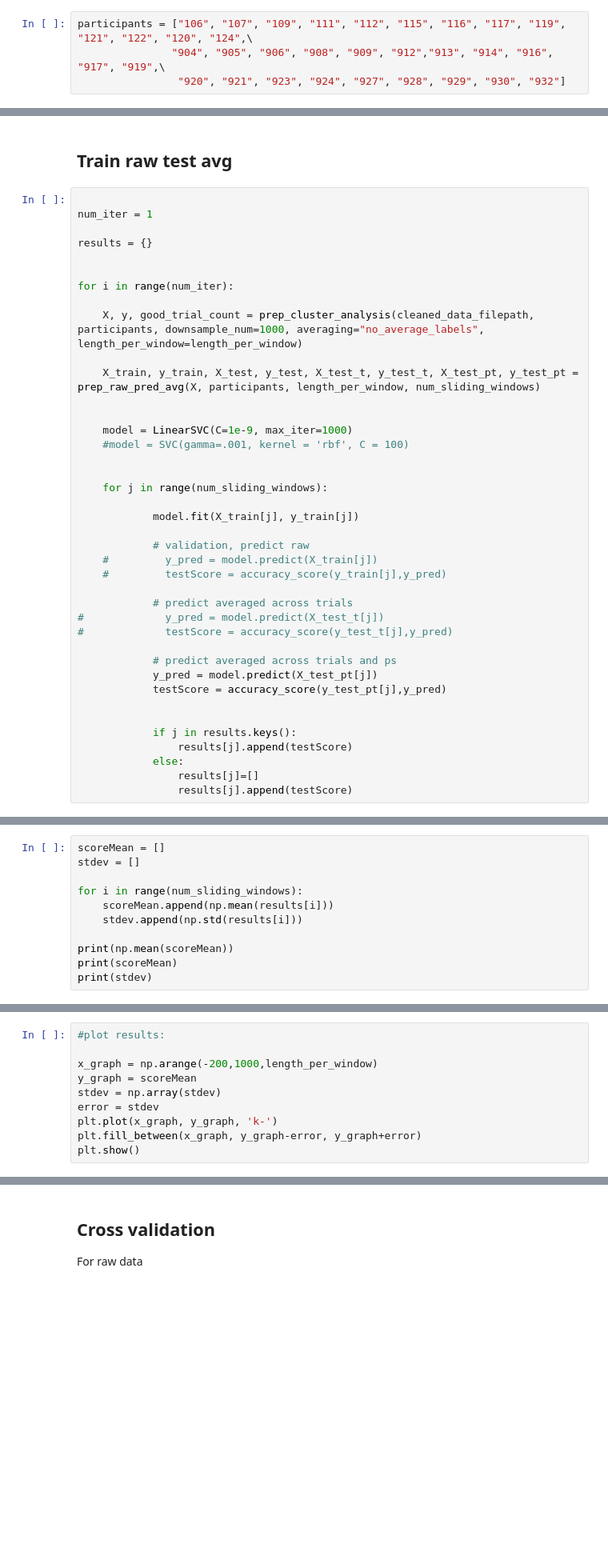
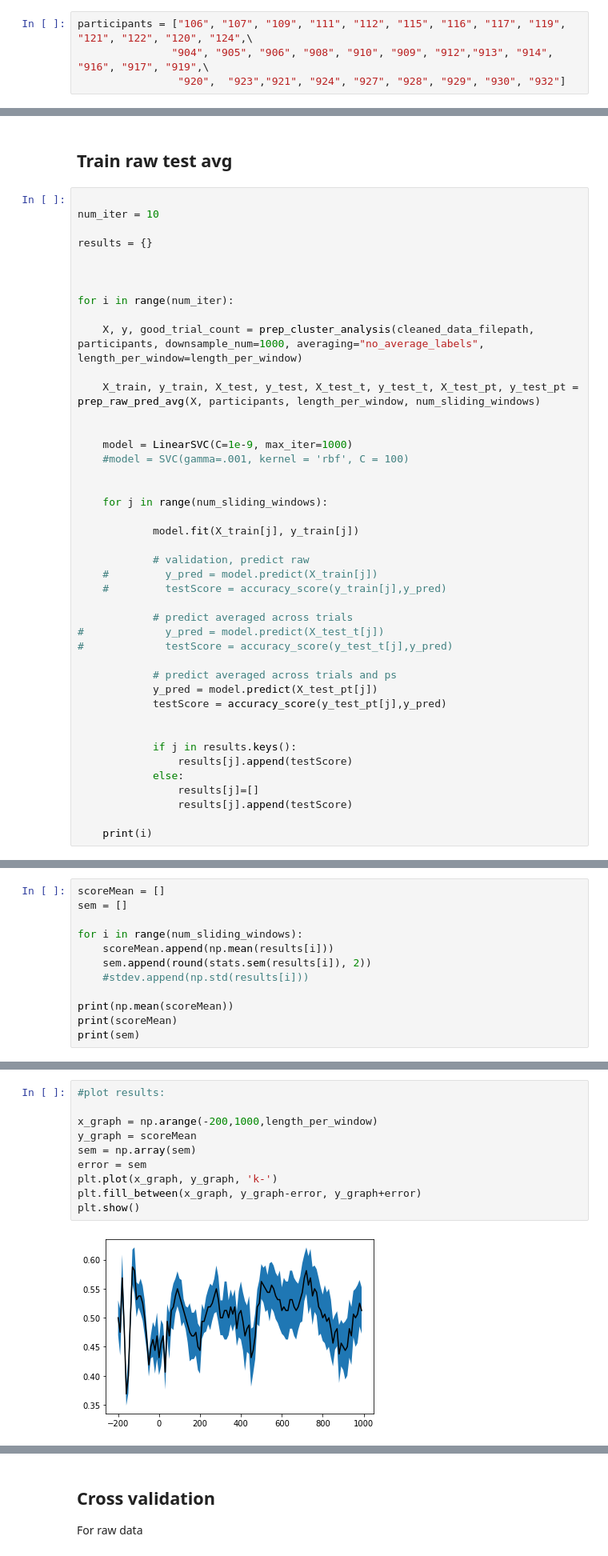
Before and after one commit to simpleParadox/jwlab_eeg, a Jupyter notebook: classification/notebooks/cluster_analysis.ipynb, the cells around one changed output, grey strips where cells are left out. Shown at 80% size. Drawn from its saved outputs; the diff is of its cells as text; blank space fills up the shorter version.

```diff
--- a/classification/notebooks/cluster_analysis.ipynb
+++ b/classification/notebooks/cluster_analysis.ipynb
@@ -36,8 +35,8 @@ participants = ["904", "905", "906", "908", "910", "909", "912","913", "914", "9
 participants = ["106", "107", "109", "111", "112", "115", "116", "117", "119", "121", "122", "120", "124"]
 # %%
 participants = ["106", "107", "109", "111", "112", "115", "116", "117", "119", "121", "122", "120", "124",\
-               "904", "905", "906", "908", "909", "912","913", "914", "916", "917", "919",\
-                "920", "921", "923", "924", "927", "928", "929", "930", "932"]
+               "904", "905", "906", "908", "910", "909", "912","913", "914", "916", "917", "919",\
+                "920",  "923","921", "924", "927", "928", "929", "930", "932"]
 # %% [markdown]
 # Trial count code
 # %%
@@ -60,9 +59,10 @@ X, y, good_trial_count = prep_cluster_analysis(cleaned_data_filepath, participan
 ## Train raw test avg
 # %%
 
-num_iter = 1
+num_iter = 10
 
 results = {}
+
 
 
 for i in range(num_iter):
@@ -98,4 +98,6 @@ for i in range(num_iter):
             else:
                 results[j]=[]
                 results[j].append(testScore)
+
+    print(i)
 # %% [output]
@@ -106,11 +139,12 @@ dict(zip(unique, counts))
 # %%
 scoreMean = []
-stdev = []
+sem = []
 
 for i in range(num_sliding_windows):
     scoreMean.append(np.mean(results[i]))
-    stdev.append(np.std(results[i]))
+    sem.append(round(stats.sem(results[i]), 2))
+    #stdev.append(np.std(results[i]))
 
 print(np.mean(scoreMean))
 print(scoreMean)
-print(stdev)
+print(sem)
@@ -117,10 +155,12 @@ print(stdev)
 # %%
 #plot results:
 
 x_graph = np.arange(-200,1000,length_per_window)
 y_graph = scoreMean
-stdev = np.array(stdev)
-error = stdev
+sem = np.array(sem)
+error = sem
 plt.plot(x_graph, y_graph, 'k-')
 plt.fill_between(x_graph, y_graph-error, y_graph+error)
 plt.show()
+# %% [output]
+[figure, added]
```
Also changed, not shown: parts of 12 cells of this notebook, 4 other files.
